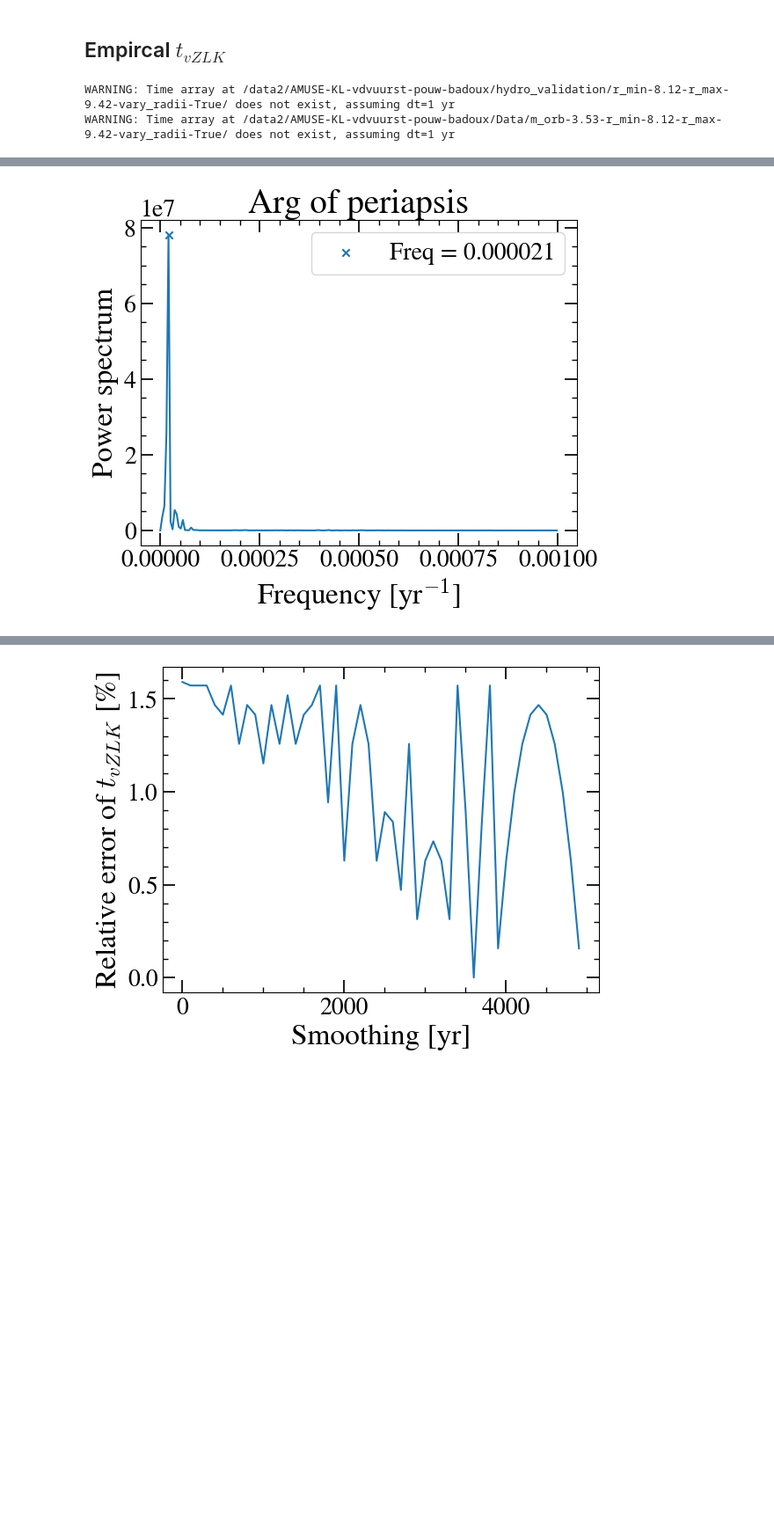
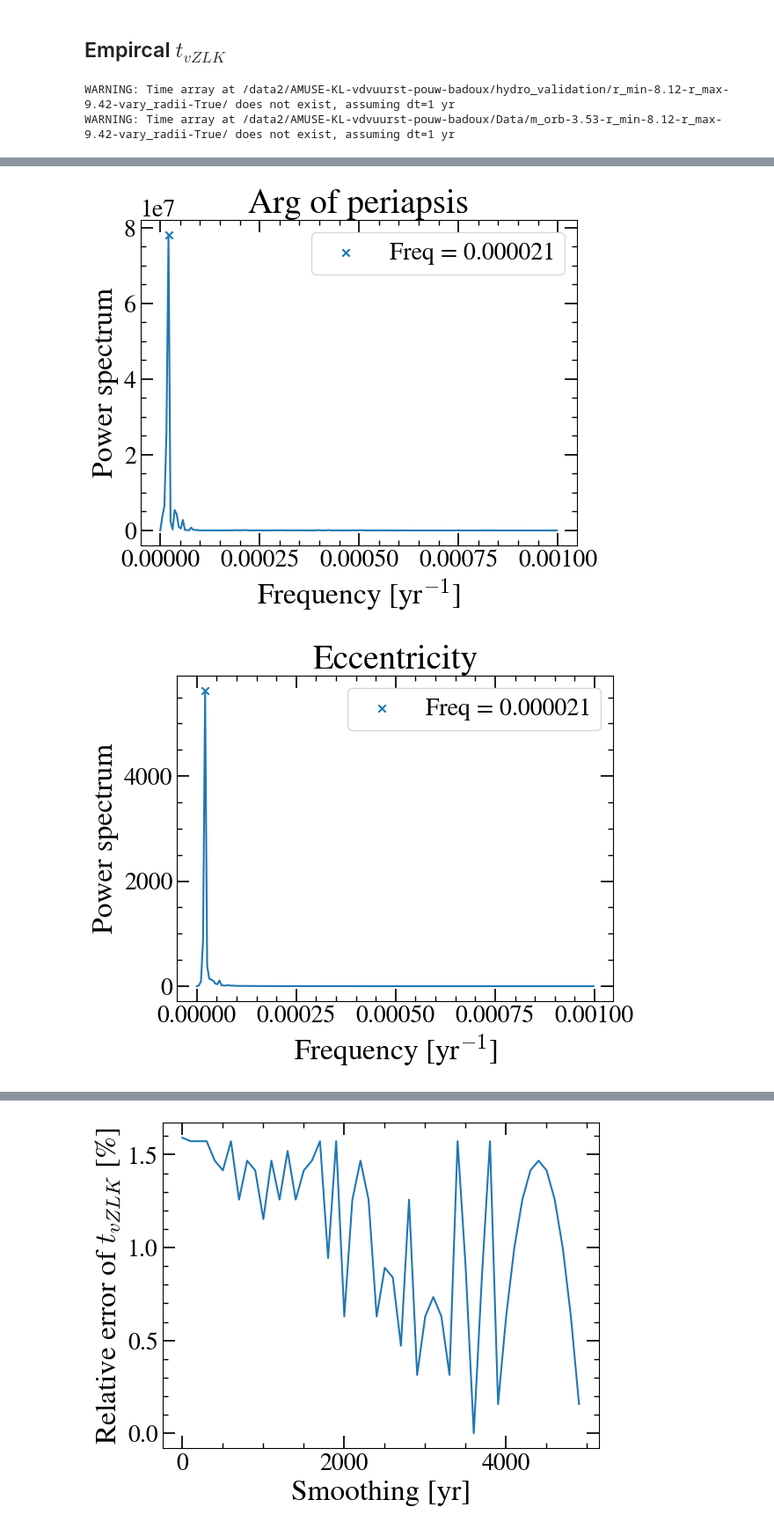
Before and after one commit to LucasPouw/amuse-KL, a Jupyter notebook: plotting/initial_mass.ipynb, the cells around one changed output, grey strips where cells are left out. Shown: that part at 88% size. Saved outputs shown, nothing was run; the diff lists cells and outputs as text; code cells hidden in the pictures; blank space fills up the shorter version.

Commit message:
add eccentricity to periodogram

```diff
--- a/plotting/initial_mass.ipynb
+++ b/plotting/initial_mass.ipynb
@@ -278,33 +278,64 @@ def peris_periodogram(N = 500,show=True):
 
     return freq_peaks
 
+def eccs_periodogram(N = 500,show=True):
+# Different function since the peak threshold is different and you use a different array (and i am lazy)
+# N = smoothing
+    incs_avg = average_every(eccs_binary, N)
+
+    f, Pxx = periodogram(incs_avg,1/N)
+    plt.figure()
+    plt.title('Eccentricity')
+    plt.plot(f,Pxx)
+
+    peaks,_ = find_peaks(Pxx,1e3)
+    freq_peaks= f[peaks]
+    for p in peaks:
+        plt.scatter(f[p],Pxx[p], label = f'Freq = {f[p]:.6f}', marker='x')
+    plt.legend()
+    plt.xlabel(r'Frequency [yr$^{-1}$]')
+    plt.ylabel('Power spectrum')
+    if show:
+        plt.show()
+    else:
+        plt.close()
+
+    return freq_peaks
+
 freq_peaks_incl = incl_periodogram(500)
 freq_peaks_asc = ascs_periodogram(500)
 freq_peaks_peris = peris_periodogram(500)
+freq_peak_eccs = eccs_periodogram(500)
 t_expected = 47.7 * 1e3 #yr
 
 t_emp_incl = 1/freq_peaks_incl[0]
 t_emp_asc = 1/freq_peaks_asc[1]
 t_emp_peris = 1/freq_peaks_peris[0]
+t_emp_eccs = 1 / freq_peak_eccs[0]
 
 print("INCLINATION:")
 rel_err = ((t_emp_incl - t_expected)/t_expected)*100
 print(f"We find a vZLK timescale of {t_emp_incl} yr")
 print(f'That is a relative error of {((t_emp_incl - t_expected)/t_expected)*100:.2f}%')
 print()
 print("ASCENDING NODE")
 print(f"We find a vZLK timescale of {t_emp_asc} yr")
 print(f'That is a relative error of {((t_emp_asc - t_expected)/t_expected)*100:.2f}%')
 print()
 print("PERIAPSIS")
 print(f"We find a vZLK timescale of {t_emp_peris} yr")
 print(f'That is a relative error of {((t_emp_peris - t_expected)/t_expected)*100:.2f}%')
+print()
+print("ECCENTRICITY")
+print(f"We find a vZLK timescale of {t_emp_eccs} yr")
+print(f'That is a relative error of {((t_emp_eccs - t_expected)/t_expected)*100:.2f}%')
 # %% [output]
 WARNING: Time array at /data2/AMUSE-KL-vdvuurst-pouw-badoux/hydro_validation/r_min-8.12-r_max-9.42-vary_radii-True/ does not exist, assuming dt=1 yr
 WARNING: Time array at /data2/AMUSE-KL-vdvuurst-pouw-badoux/Data/m_orb-3.53-r_min-8.12-r_max-9.42-vary_radii-True/ does not exist, assuming dt=1 yr
 [figure]
 [figure]
 [figure]
+[figure, added]
 INCLINATION:
 We find a vZLK timescale of 48375.0 yr
 That is a relative error of 1.42%
```
Also changed, not shown: parts of 1 cell of this notebook, 4 other files.
